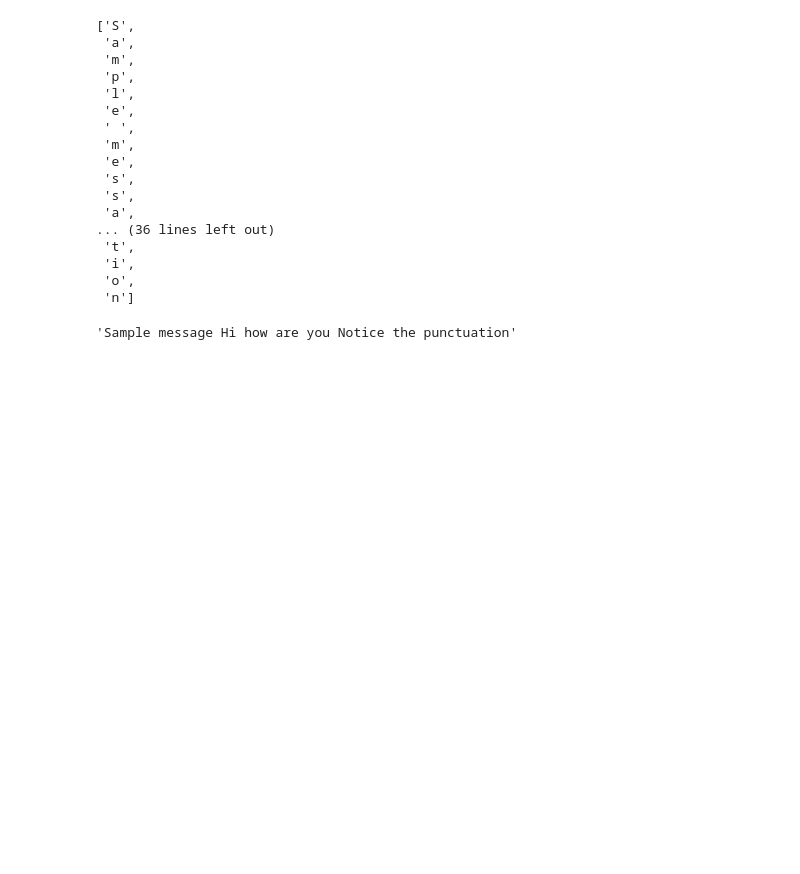
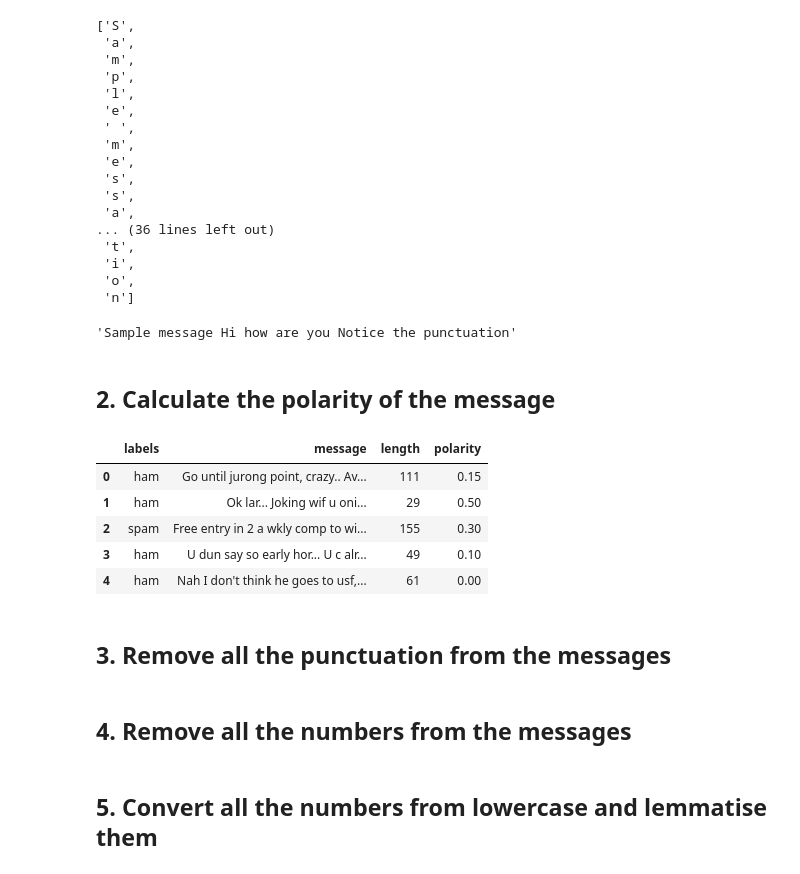
Before and after one commit to kriti-ixix/ml-330, a Jupyter notebook: NLP/5. Spam ham classifier.ipynb, the cells around one changed output. Cells and saved outputs as stored; diff of their text form; code cells hidden in the pictures; blank space fills up the shorter version.

```diff
--- a/NLP/NLP.ipynb
+++ b/NLP/5. Spam ham classifier.ipynb
@@ -224,3 +207,5 @@ nopunc = ''.join(nopunc)
 nopunc
 # %% [output]
 'Sample message Hi how are you Notice the punctuation'
+# %% [markdown]
+## 2. Calculate the polarity of the message
@@ -226,0 +216,20 @@ nopunc
+# %%
+# Lets calculate the Polarity of the Reviews
+def get_polarity(text):
+    textblob = TextBlob(str(text))
+    pol = textblob.sentiment.polarity
+    return pol
+
+# lets apply the function
+messages['polarity'] =messages['message'].apply(get_polarity)
+# %%
+messages.head()
+# %% [output]
+|  | labels | message | length | polarity |
+| 0 | ham | Go until jurong point, crazy.. Av... | 111 | 0.15 |
+| 1 | ham | Ok lar... Joking wif u oni... | 29 | 0.50 |
+| 2 | spam | Free entry in 2 a wkly comp to wi... | 155 | 0.30 |
+| 3 | ham | U dun say so early hor... U c alr... | 49 | 0.10 |
+| 4 | ham | Nah I don't think he goes to usf,... | 61 | 0.00 |
+# %% [markdown]
+## 3. Remove all the punctuation from the messages
@@ -226,0 +245,2 @@ nopunc
+# %% [markdown]
+## 4. Remove all the numbers from the messages
@@ -226,0 +258,2 @@ nopunc
+# %% [markdown]
+## 5. Convert all the numbers from lowercase and lemmatise them
```
Also changed, not shown: parts of 30 cells of this notebook, 7 other files.
